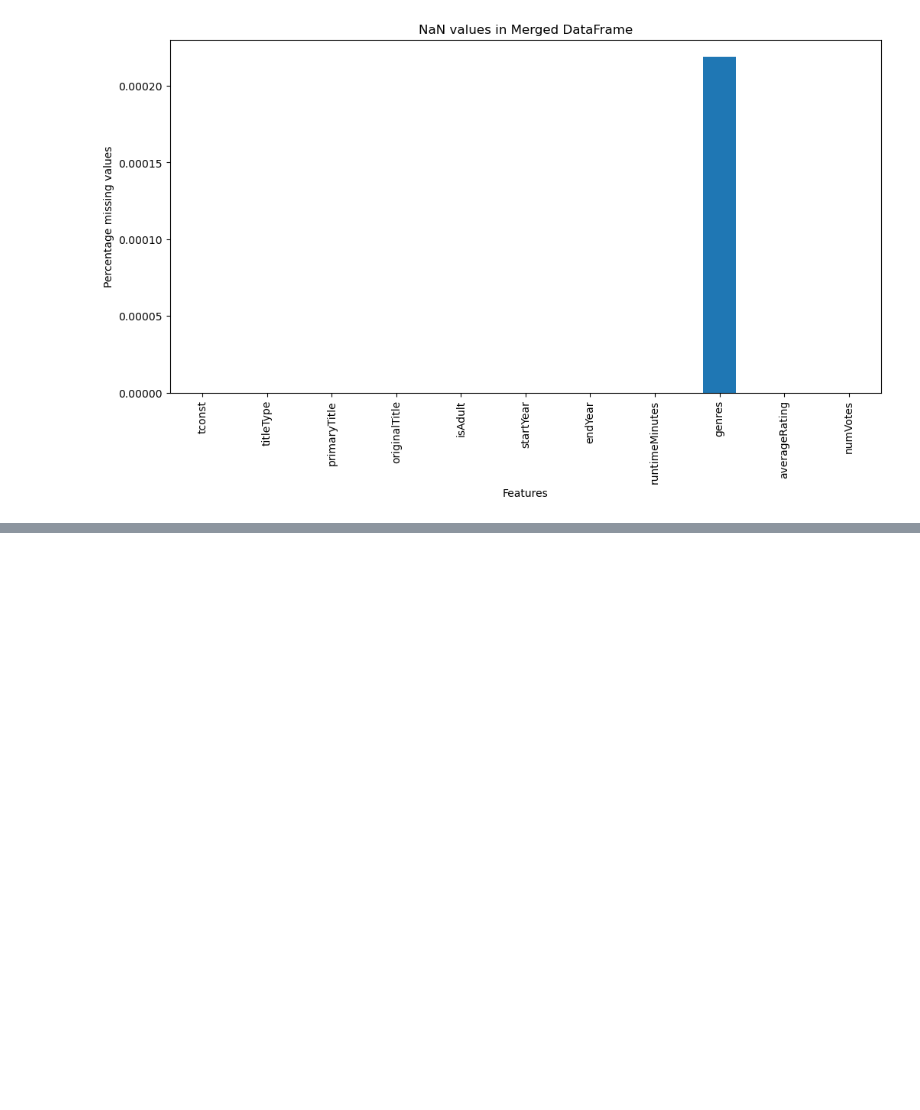
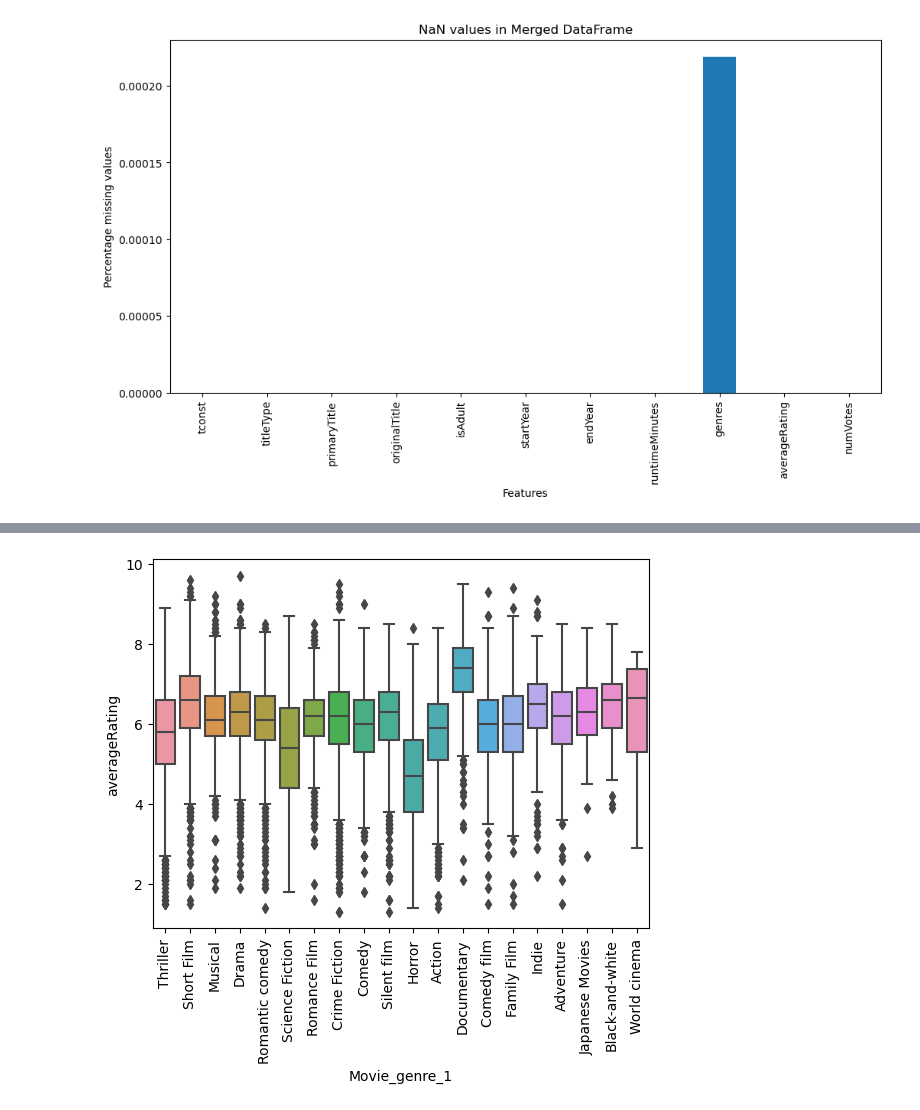
Before and after one commit to epfl-ada/ada-2023-project-yamal, a Jupyter notebook: Projet_step_1.ipynb, the cells around one changed output, grey strips where cells are left out. Drawn from its saved outputs; the diff is of its cells as text; code cells hidden in the pictures; blank space fills up the shorter version.

```diff
--- a/Projet_step_1.ipynb
+++ b/Projet_step_1.ipynb
@@ -617,0 +524,5 @@ Text(0, 0.5, 'Numbers')
+# %%
+df_american_movies = merged_df[merged_df['Movie_country_1']=='United States of America']
+df_top20_genre_american = df_american_movies[df_american_movies['Movie_genre_1'].isin(top20_genres.index)]
+
+df_top20_genre_american.head()
@@ -617,0 +537,6 @@ Text(0, 0.5, 'Numbers')
+# %%
+ax = sns.boxplot(x="Movie_genre_1", y="averageRating", data=df_top20_genre_american)
+
+plt.setp(ax.get_xticklabels(), rotation=90);
+# %% [output]
+[figure, added]
```
Also changed, not shown: parts of 41 cells of this notebook, 1 other file.
